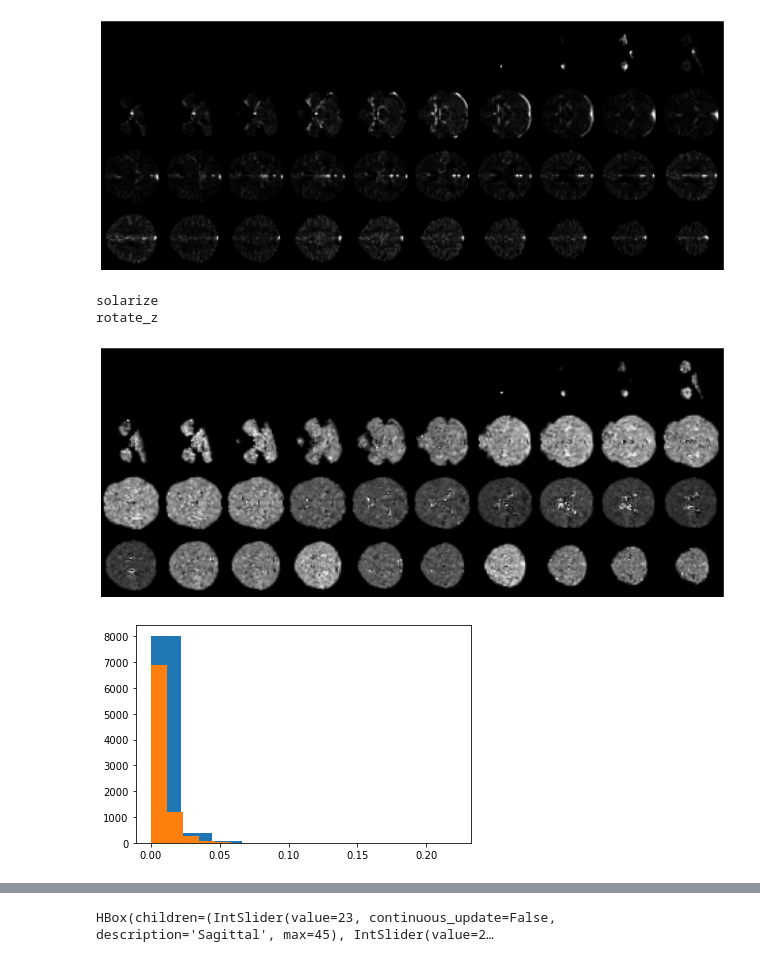
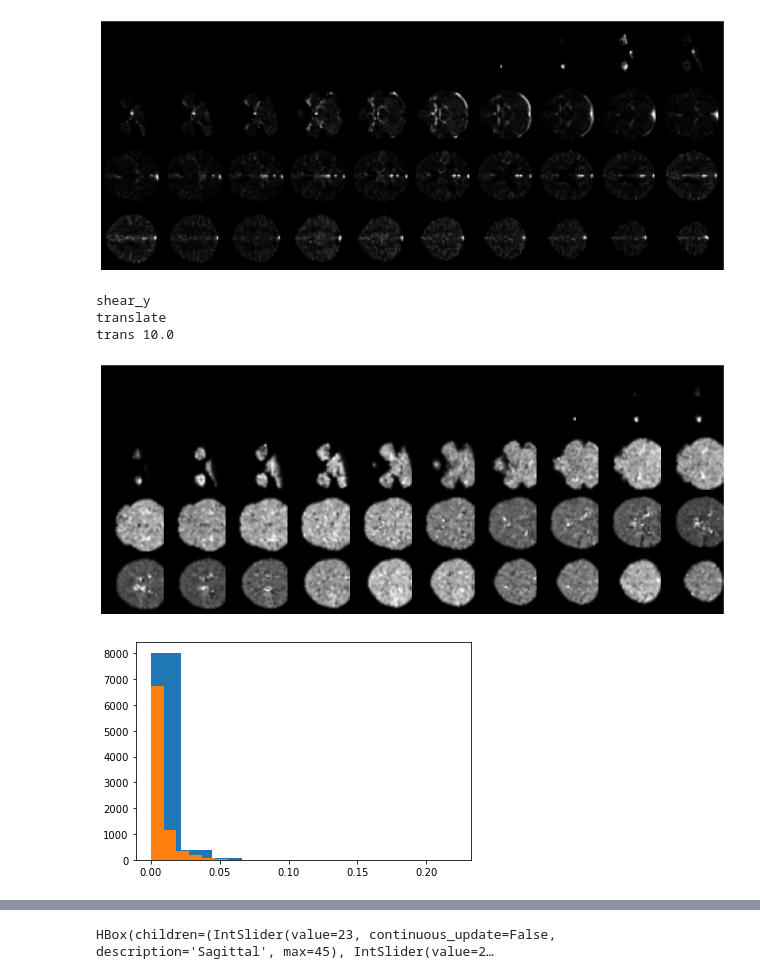
Before and after one commit to JulianKlug/scop, a Jupyter notebook: exploratory_experiments/onset/data_augment_test.ipynb, the cells around one changed output, grey strips where cells are left out. Saved outputs shown, nothing was run; the diff lists cells and outputs as text; code cells hidden in the pictures.

Commit message:
Fixed augmentation by using only geometrical

```diff
--- a/exploratory_experiments/onset/data_augment_test.ipynb
+++ b/exploratory_experiments/onset/data_augment_test.ipynb
@@ -22,7 +22,7 @@ def plot_slices(num_rows, num_columns, width, height, data):
     )
     for i in range(rows_data):
         for j in range(columns_data):
-            axarr[i, j].imshow(data[i][j], cmap="gray", vmin=0)
+            axarr[i, j].imshow(data[i][j], cmap="gray")
             axarr[i, j].axis("off")
     plt.subplots_adjust(wspace=0, hspace=0, left=0, right=1, bottom=0, top=1)
     plt.show()
@@ -57,19 +72,25 @@ plot_slices(4, 10, 46, 46, image[:, :, :40, 3])
 # %%
 from scope.utils.augmentations import RandAugment3D
 
-transformer = RandAugment3D(2)
+transformer = RandAugment3D(n=2, magnitude=10, excluded_operations=['shiftIntensity',
+                                                  'equalize',
+                                                  'solarize',
+                                                  'histogramShift',
+                                                  'sharpen',
+                                                  'adjustContrast'])
 trans_img = transformer(tensor)
 
 plot_slices(4, 10, 46, 46, trans_img[:, :, :40, 2])
 
 
 vals = image.mean(axis=0).flatten()
 trans_vals = trans_img.numpy().mean(axis=0).flatten()
 # plot histogram with 255 bins
 b, bins, patches = plt.hist(vals)
 b, bins, patches = plt.hist(trans_vals)
 # %% [output]
-solarize
-rotate_z
+shear_y
+translate
+trans 10.0
-[figure, old version]
+[figure, new version]
-[figure, old version]
+[figure, new version]
```
Also changed, not shown: parts of 6 cells of this notebook, 5 other files.
